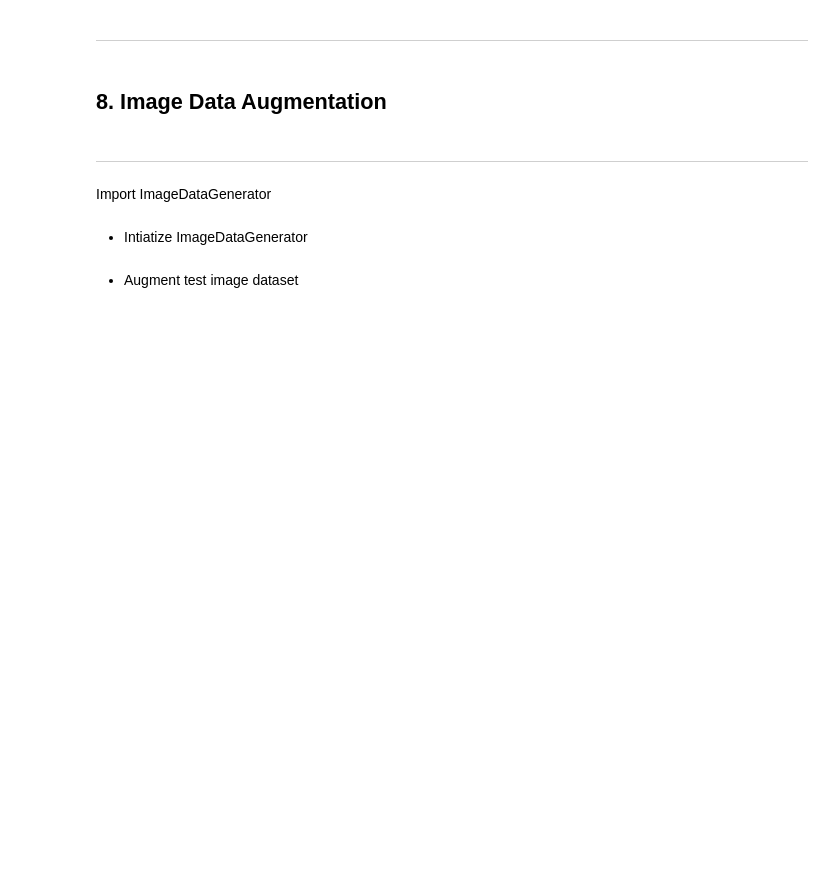
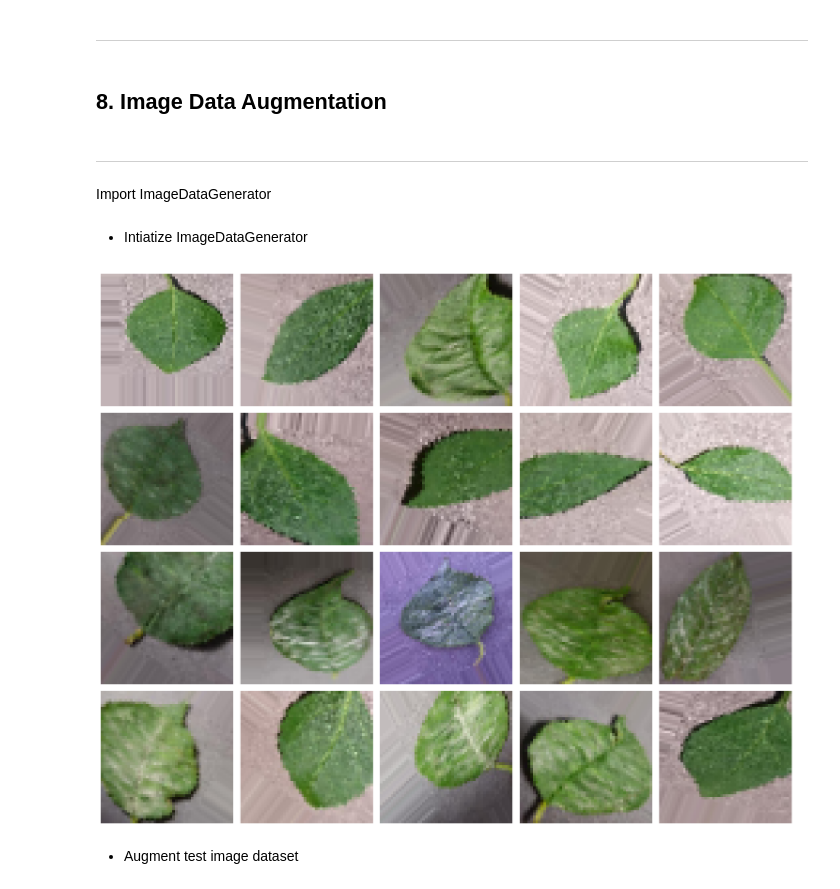
Before and after one commit to adamolnar/Portfolio_5_Cherry_Leaves_Mildew, a Jupyter notebook: jupyter_notebooks/03-DataModelling.ipynb, the cells around one changed output. Cells and saved outputs as stored; diff of their text form; code cells hidden in the pictures; blank space fills up the shorter version.

Commit message:
Add image data augmentation to Data Modelling

```diff
--- a/jupyter_notebooks/03-DataModelling.ipynb
+++ b/jupyter_notebooks/03-DataModelling.ipynb
@@ -141,0 +157,11 @@ plt.show()
+# %%
+train_datagen = ImageDataGenerator(rescale=1./255,
+                                   rotation_range=40,
+                                   width_shift_range=0.2,
+                                   height_shift_range=0.2,
+                                   shear_range=0.2,
+                                   zoom_range=0.2,
+                                   horizontal_flip=True,
+                                   fill_mode='nearest')
+
+test_datagen = ImageDataGenerator(rescale=1./255)  # Note that validation data should not be augmented!
@@ -141,0 +176,6 @@ plt.show()
+# %%
+train_generator = train_datagen.flow_from_directory(
+        train_dir,
+        target_size=(50, 50),
+        batch_size=20,
+        class_mode='binary')
@@ -254,3 +202,30 @@ plot_images_with_pixels(images, labels)
+# %%
+def plot_augmented_images(image_gen, num_images=20):
+    """
+    Plots a grid of `num_images` from an image generator.
+
+    :param image_gen: The image generator object.
+    :param num_images: The number of images to plot.
+    """
+    images, _ = next(image_gen)  # Get a batch of images and labels
+
+    # Calculate grid size and create a new figure
+    n_cols = 5  # Number of columns in the grid
+    n_rows = num_images // n_cols + (num_images % n_cols > 0)  # Calculate required rows
+    plt.figure(figsize=(n_cols * 3, n_rows * 3))
+
+    for i in range(num_images):
+        plt.subplot(n_rows, n_cols, i + 1)
+        plt.imshow(images[i])  # Images are already rescaled by the generator
+        plt.axis('off')
+
+    plt.tight_layout()
+    plt.show()
+
+# Plot augmented train images
+plot_augmented_images(train_generator, num_images=20)
+# %% [output]
+[figure, added]
 # %% [markdown]
 * Augment test image dataset
 # %%
```
Also changed, not shown: parts of 25 cells of this notebook, 2 other files.
